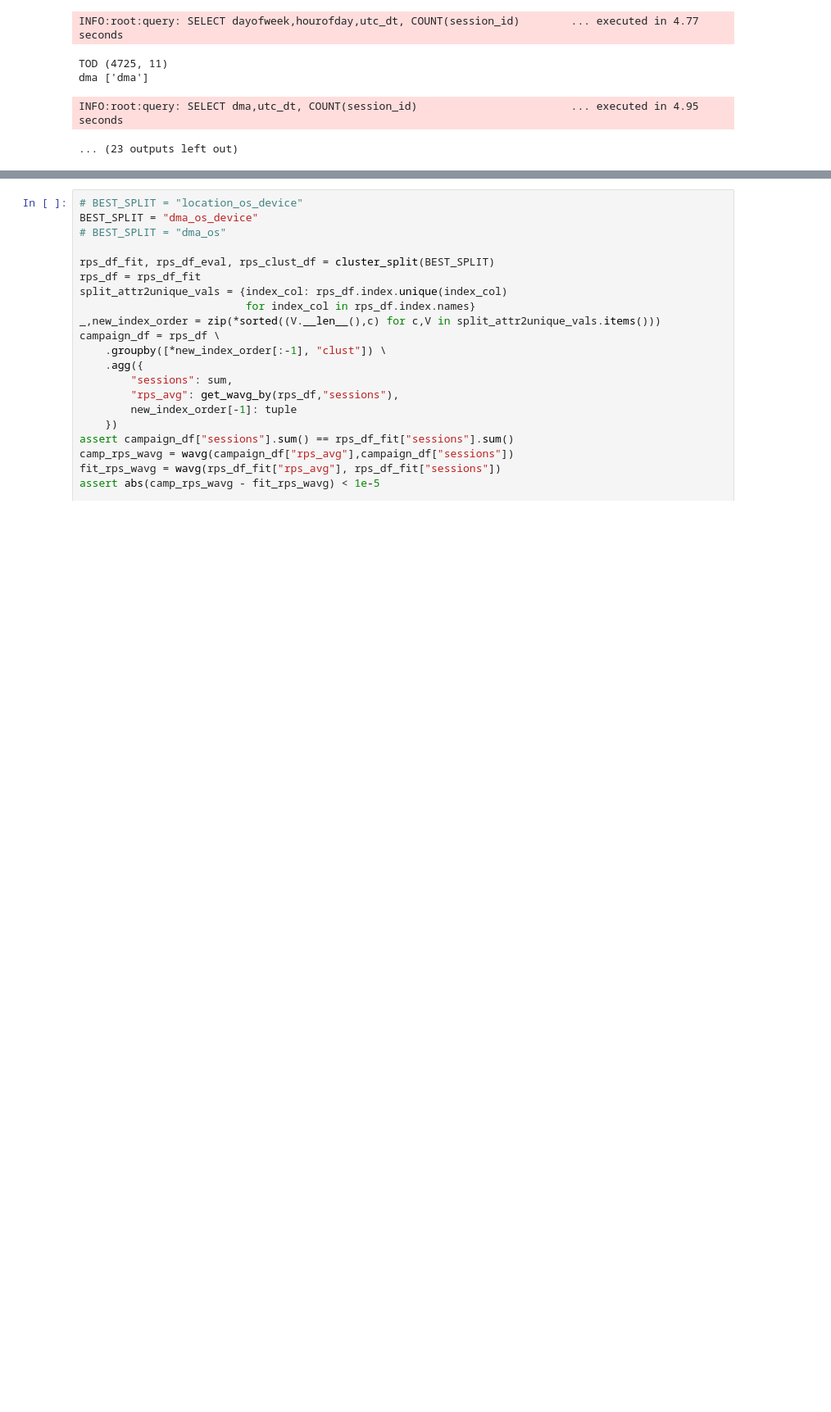
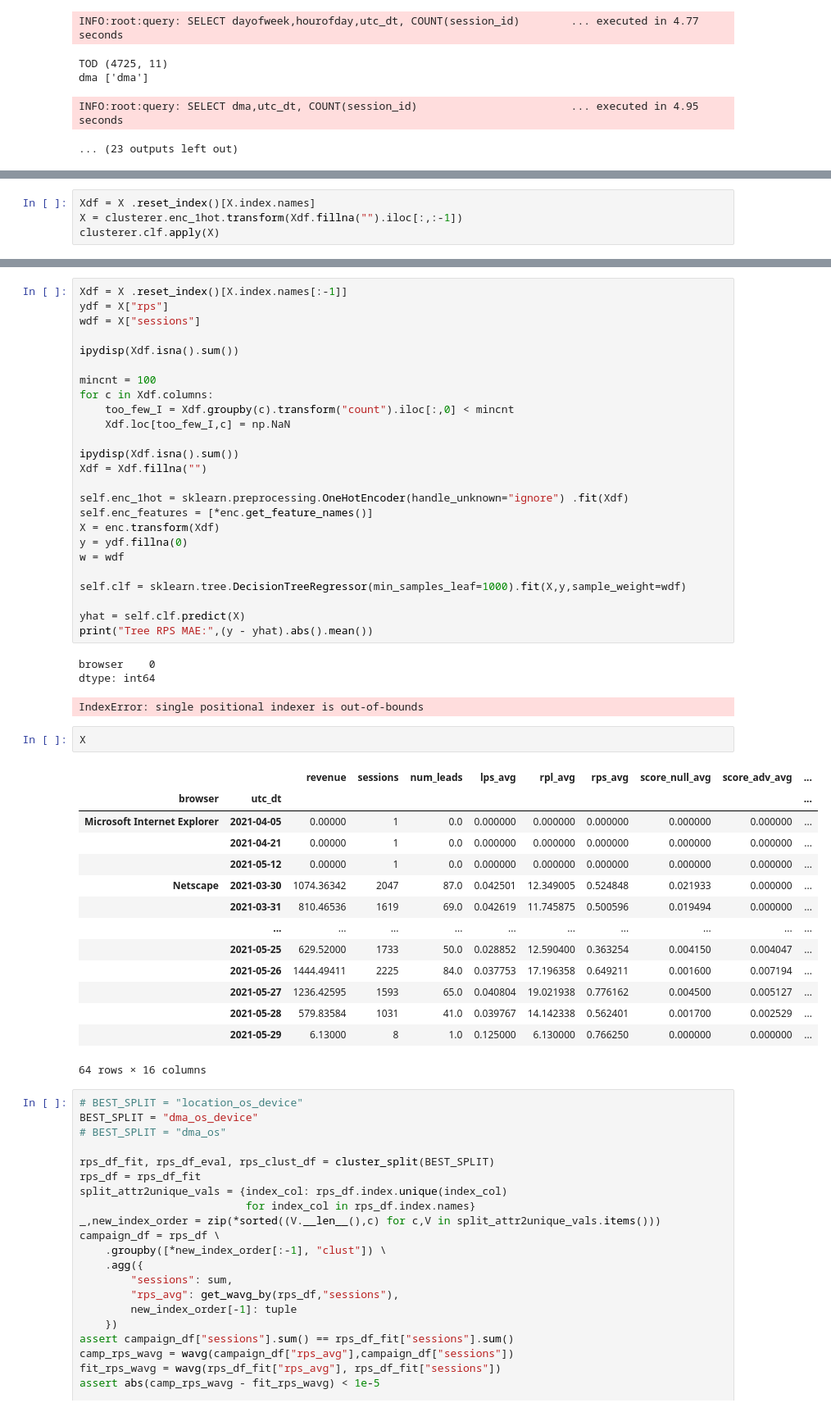
Before and after one commit to pkrishnamurthy1007/adtech, a Jupyter notebook: notebooks/aduriseti_shared/account_structure.ipynb, the cells around one changed output, grey strips where cells are left out. Shown: that part at 82% size. Drawn from its saved outputs; the diff is of its cells as text; blank space fills up the shorter version.

```diff
--- a/notebooks/aduriseti_shared/account_structure.ipynb
+++ b/notebooks/aduriseti_shared/account_structure.ipynb
@@ -453,0 +605,4 @@ See the caveats in the documentation: https://pandas.pydata.org/pandas-docs/stab
+# %%
+Xdf = X .reset_index()[X.index.names]
+X = clusterer.enc_1hot.transform(Xdf.fillna("").iloc[:,:-1])
+clusterer.clf.apply(X)
@@ -454,3 +627,49 @@ See the caveats in the documentation: https://pandas.pydata.org/pandas-docs/stab
+# %%
+Xdf = X .reset_index()[X.index.names[:-1]]
+ydf = X["rps"]
+wdf = X["sessions"]
+
+ipydisp(Xdf.isna().sum())
+
+mincnt = 100
+for c in Xdf.columns:
+    too_few_I = Xdf.groupby(c).transform("count").iloc[:,0] < mincnt
+    Xdf.loc[too_few_I,c] = np.NaN
+
+ipydisp(Xdf.isna().sum())
+Xdf = Xdf.fillna("")
+
+self.enc_1hot = sklearn.preprocessing.OneHotEncoder(handle_unknown="ignore") .fit(Xdf)
+self.enc_features = [*enc.get_feature_names()]
+X = enc.transform(Xdf)
+y = ydf.fillna(0)
+w = wdf
+
+self.clf = sklearn.tree.DecisionTreeRegressor(min_samples_leaf=1000).fit(X,y,sample_weight=wdf)
+
+yhat = self.clf.predict(X)
+print("Tree RPS MAE:",(y - yhat).abs().mean())
+# %% [output]
+browser    0
+dtype: int64
+IndexError: single positional indexer is out-of-bounds
+# %%
+X
+# %% [output]
+|  |  | revenue | sessions | num_leads | lps_avg | rpl_avg | rps_avg | score_null_avg | score_adv_avg | ... |
+| browser | utc_dt |  |  |  |  |  |  |  |  | ... |
+| Microsoft Internet Explorer | 2021-04-05 | 0.00000 | 1 | 0.0 | 0.000000 | 0.000000 | 0.000000 | 0.000000 | 0.000000 | ... |
+|  | 2021-04-21 | 0.00000 | 1 | 0.0 | 0.000000 | 0.000000 | 0.000000 | 0.000000 | 0.000000 | ... |
+|  | 2021-05-12 | 0.00000 | 1 | 0.0 | 0.000000 | 0.000000 | 0.000000 | 0.000000 | 0.000000 | ... |
+| Netscape | 2021-03-30 | 1074.36342 | 2047 | 87.0 | 0.042501 | 12.349005 | 0.524848 | 0.021933 | 0.000000 | ... |
+|  | 2021-03-31 | 810.46536 | 1619 | 69.0 | 0.042619 | 11.745875 | 0.500596 | 0.019494 | 0.000000 | ... |
+|  | ... | ... | ... | ... | ... | ... | ... | ... | ... | ... |
+|  | 2021-05-25 | 629.52000 | 1733 | 50.0 | 0.028852 | 12.590400 | 0.363254 | 0.004150 | 0.004047 | ... |
+|  | 2021-05-26 | 1444.49411 | 2225 | 84.0 | 0.037753 | 17.196358 | 0.649211 | 0.001600 | 0.007194 | ... |
+|  | 2021-05-27 | 1236.42595 | 1593 | 65.0 | 0.040804 | 19.021938 | 0.776162 | 0.004500 | 0.005127 | ... |
+|  | 2021-05-28 | 579.83584 | 1031 | 41.0 | 0.039767 | 14.142338 | 0.562401 | 0.001700 | 0.002529 | ... |
+|  | 2021-05-29 | 6.13000 | 8 | 1.0 | 0.125000 | 6.130000 | 0.766250 | 0.000000 | 0.000000 | ... |
+64 rows × 16 columns
 # %%
 # BEST_SPLIT = "location_os_device"
 BEST_SPLIT = "dma_os_device"
```
Also changed, not shown: parts of 7 cells of this notebook.
